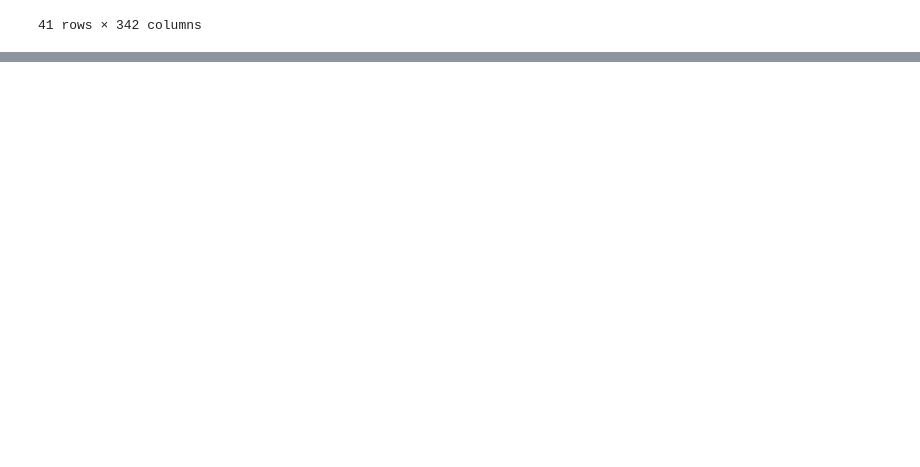
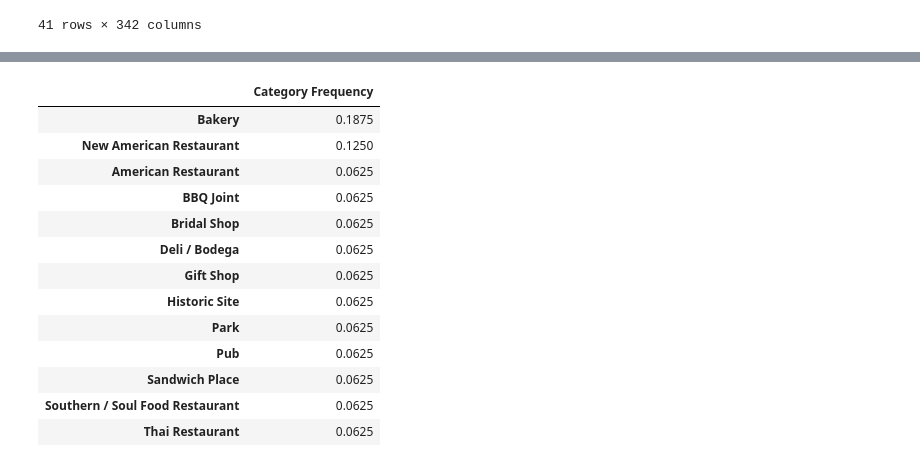
Before and after one commit to mphill82/Coursera_Capstone, a Jupyter notebook: Retail_Inference_notebook.ipynb, the cells around one changed output, grey strips where cells are left out. Saved outputs shown, nothing was run; the diff lists cells and outputs as text; code cells hidden in the pictures; blank space fills up the shorter version.

Commit message:
found retail venue categories missing from church hill.  mabye need to combine CH with nearby neighborhoods.

```diff
--- a/Retail_Inference_notebook.ipynb
+++ b/Retail_Inference_notebook.ipynb
@@ -668,7 +670,8 @@ all_cats_df[all_cats_df['Neighborhood']=='Church Hill']
 | 87 | Richmond, VA | Church Hill | 37.53284 | -77.416252 | 16 | 16 | ... |
 1 rows × 342 columns
 # %%
-all_cats_df[all_cats_df['Cluster Label']==16]
+cluster16=all_cats_df[all_cats_df['Cluster Label']==16]
+cluster16
 # %% [output]
 |  | City | Neighborhood | Neighborhood Latitude | Neighborhood Longitude | Venue Count | Cluster Label | ... |
 | 1 | Baltimore, MD | Bromo Arts District | 39.294943 | -76.619813 | 22 | 16 | ... |
@@ -690,0 +715,22 @@ all_cats_df[all_cats_df['Cluster Label']==16]
+# %%
+church_hill_rank=cluster16[cluster16['Neighborhood']=='Church Hill'].iloc[:,6:].T
+church_hill_rank.columns=['Category Frequency']
+church_hill_rank=church_hill_rank[church_hill_rank['Category Frequency']>0]
+church_hill_rank.sort_values(by='Category Frequency',inplace=True,ascending=False)
+church_hill_rank_list=church_hill_rank.index.to_list()
+church_hill_rank
+# %% [output]
+|  | Category Frequency |
+| Bakery | 0.1875 |
+| New American Restaurant | 0.1250 |
+| American Restaurant | 0.0625 |
+| BBQ Joint | 0.0625 |
+| Bridal Shop | 0.0625 |
+| Deli / Bodega | 0.0625 |
+| Gift Shop | 0.0625 |
+| Historic Site | 0.0625 |
+| Park | 0.0625 |
+| Pub | 0.0625 |
+| Sandwich Place | 0.0625 |
+| Southern / Soul Food Restaurant | 0.0625 |
+| Thai Restaurant | 0.0625 |
```
Also changed, not shown: parts of 3 cells of this notebook.
